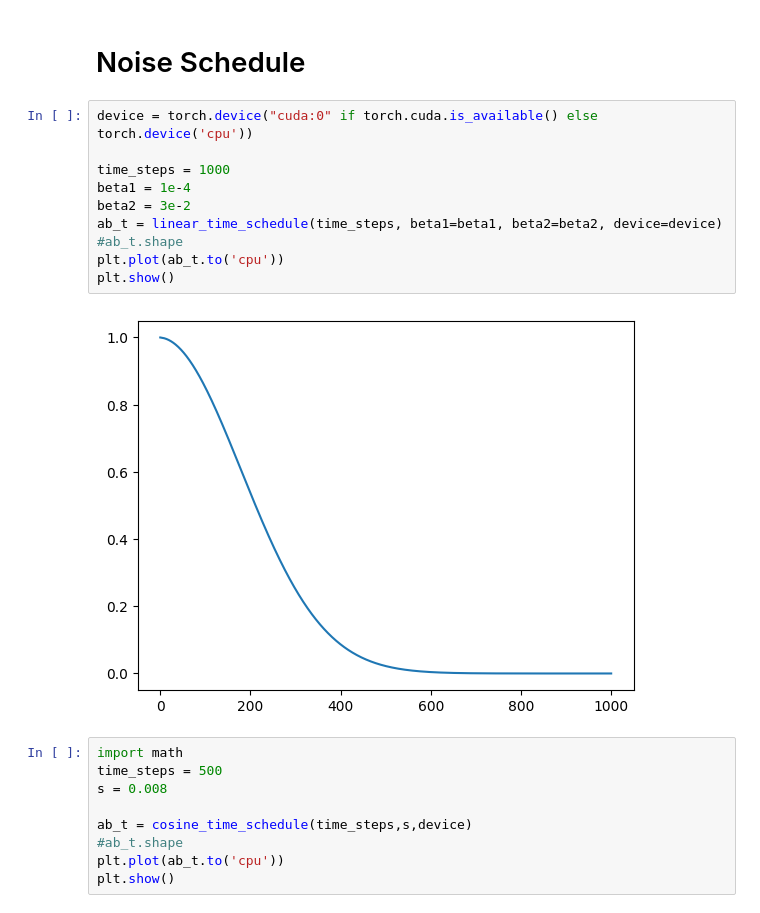
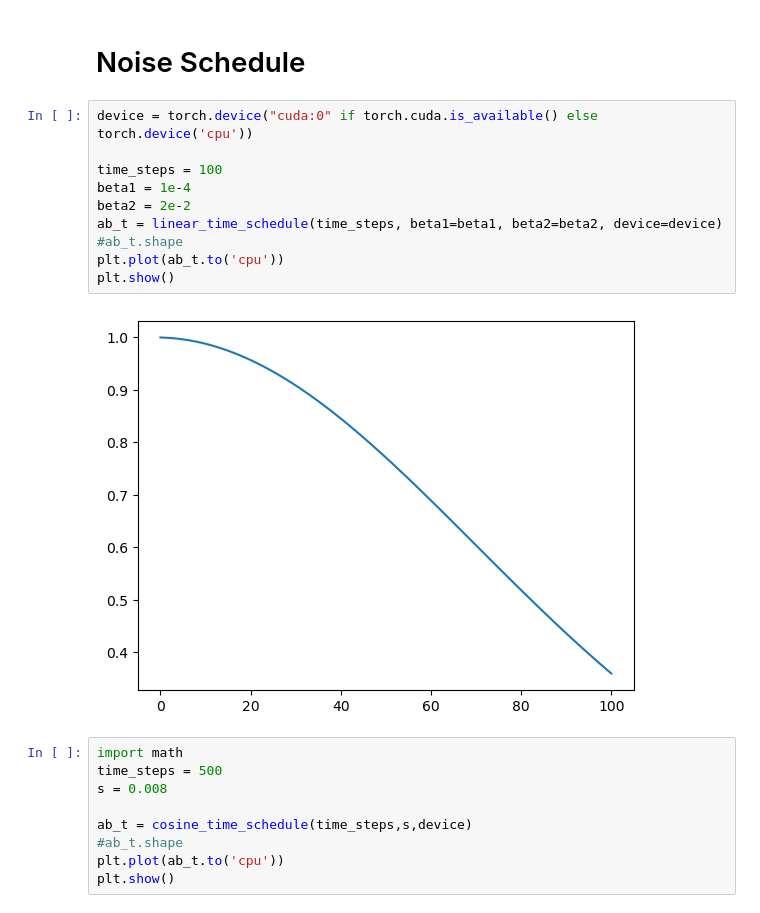
Before and after one commit to SebastianMerino/DiffusionBeamformer, a Jupyter notebook: schedule_test.ipynb, the cells around one changed output. Drawn from its saved outputs; the diff is of its cells as text.

```diff
--- a/schedule_test.ipynb
+++ b/schedule_test.ipynb
@@ -7,15 +7,15 @@ from diffusion_utils import *
 # %%
 device = torch.device("cuda:0" if torch.cuda.is_available() else torch.device('cpu'))
 
-time_steps = 1000
+time_steps = 100
 beta1 = 1e-4
-beta2 = 3e-2
+beta2 = 2e-2
 ab_t = linear_time_schedule(time_steps, beta1=beta1, beta2=beta2, device=device)
 #ab_t.shape
 plt.plot(ab_t.to('cpu'))
 plt.show()
 # %% [output]
-[figure, old version]
+[figure, new version]
 # %%
 import math
 time_steps = 500
```
Also changed, not shown: 3 other files.
